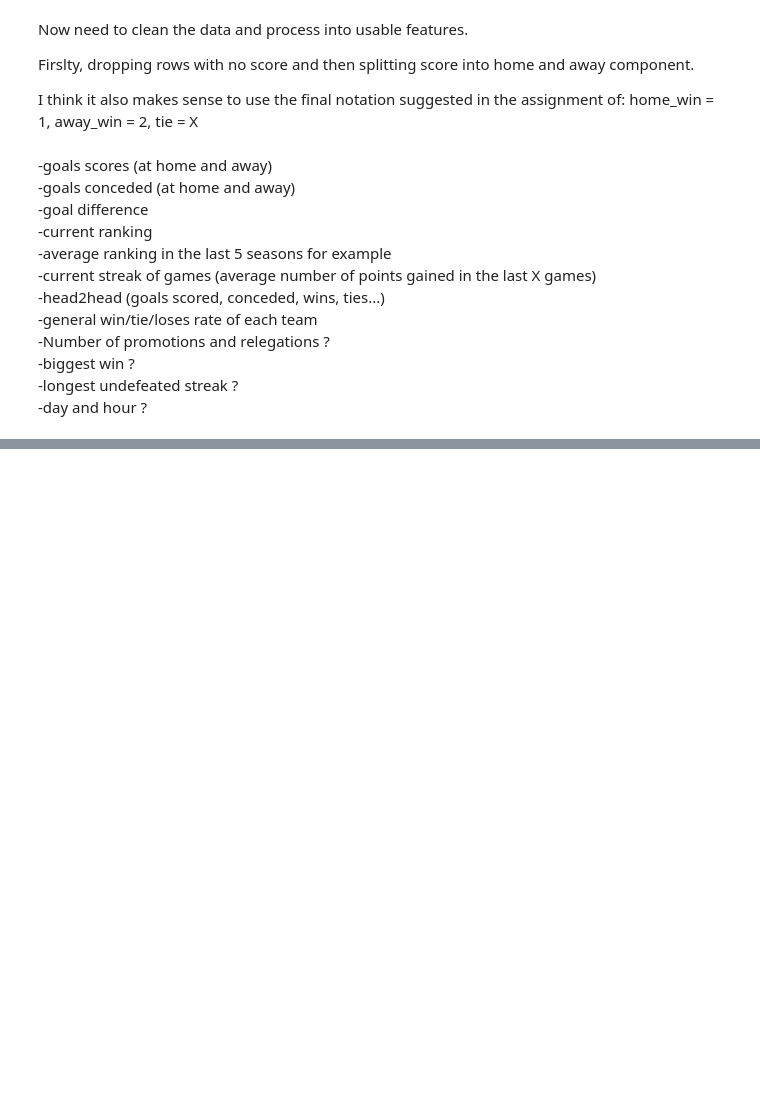
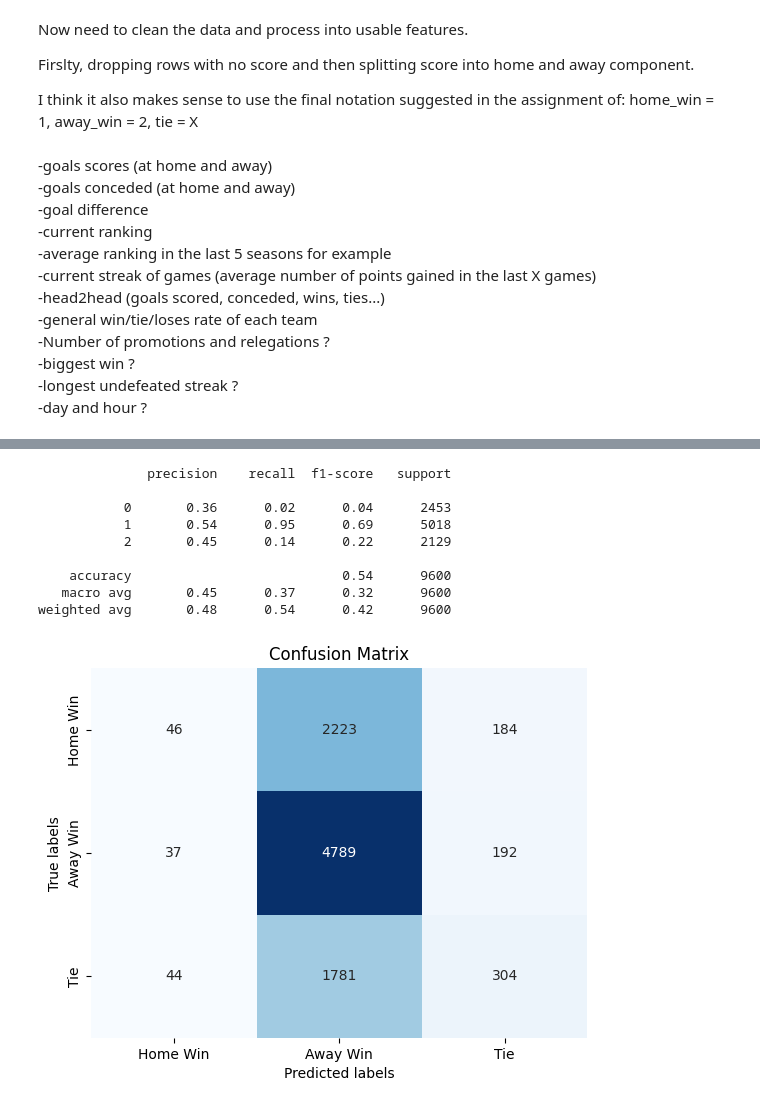
Before and after one commit to ManuIluro22/LaLiga, a Jupyter notebook: analysis/harry_misc.ipynb, the cells around one changed output, grey strips where cells are left out. Saved outputs shown, nothing was run; the diff lists cells and outputs as text; code cells hidden in the pictures; blank space fills up the shorter version.

```diff
--- a/analysis/harry_misc.ipynb
+++ b/analysis/harry_misc.ipynb
@@ -229,0 +343,41 @@ TypeError: corr() got an unexpected keyword argument 'numeric_only'
+# %%
+#X = pd.get_dummies(X, columns=['home_team','away_team'])
+X = X.drop(columns = ['result'])
+X = X.replace(np.nan, 0)
+X_train, X_test, y_train, y_test = train_test_split(X, y, test_size=0.2, random_state=1)
+models_performance = pd.DataFrame(columns=['model', 'accuracy'])
+
+def performance(y_test, y_pred, model):
+    # Classificatin Report shows some metrics to evaluate the model performance
+    class_report = classification_report(y_test, y_pred, output_dict=True)
+    print(classification_report(y_test, y_pred))
+    accuracy = class_report['accuracy']
+
+    # Plot Confusion Matrix
+    labels = ["Home Win", "Away Win", "Tie"]
+    sns.heatmap(confusion_matrix(y_test, y_pred),
+                annot=True, fmt="d", cmap="Blues", cbar=False,
+                xticklabels=labels, yticklabels=labels)
+    plt.xlabel('Predicted labels')
+    plt.ylabel('True labels')
+    plt.title('Confusion Matrix')
+    plt.show()
+
+    return accuracy
+
+gb_model = GradientBoostingClassifier()
+gb_model.fit(X_train, y_train)
+gb_pred = gb_model.predict(X_test)
+gb_accuracy = performance(y_test, gb_pred, gb_model)
+models_performance.loc[len(models_performance)] = ['Gradient Boosting', gb_accuracy]
+# %% [output]
+              precision    recall  f1-score   support
+
+           0       0.36      0.02      0.04      2453
+           1       0.54      0.95      0.69      5018
+           2       0.45      0.14      0.22      2129
+
+    accuracy                           0.54      9600
+   macro avg       0.45      0.37      0.32      9600
+weighted avg       0.48      0.54      0.42      9600
+[figure, added]
```
Also changed, not shown: parts of 15 cells of this notebook.
